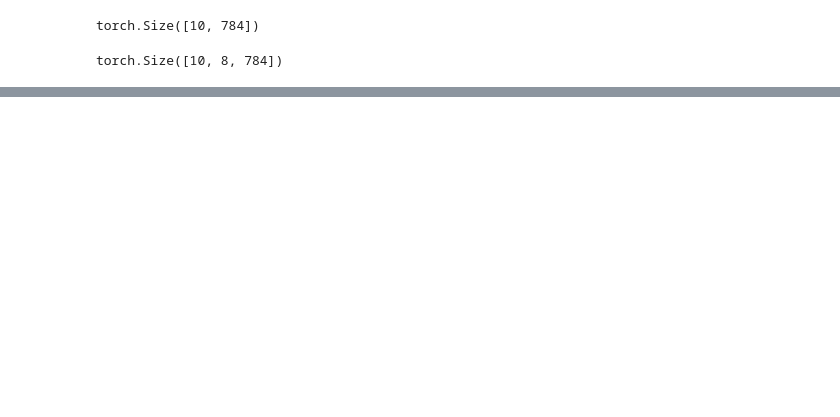
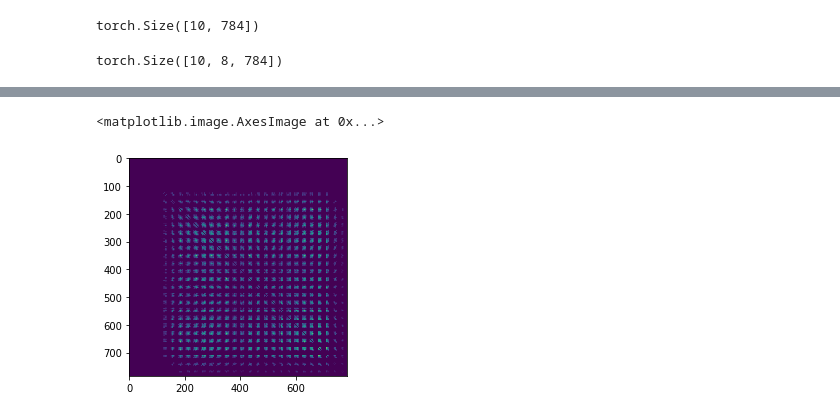
Before and after one commit to neilashm/SpykeTorch, a Jupyter notebook: lab1/clustering.ipynb, the cells around one changed output, grey strips where cells are left out. Cells and saved outputs as stored; diff of their text form; code cells hidden in the pictures; blank space fills up the shorter version.

```diff
--- a/lab1/clustering.ipynb
+++ b/lab1/clustering.ipynb
@@ -334,0 +327,5 @@ plt.imshow(torch.sum(out[0],dim=0).reshape(28,28))
+# %%
+plt.imshow(ClusteringColumn.ec.W)
+# %% [output]
+<matplotlib.image.AxesImage at 0x...>
+[figure, added]
```
Also changed, not shown: parts of 27 cells of this notebook.
